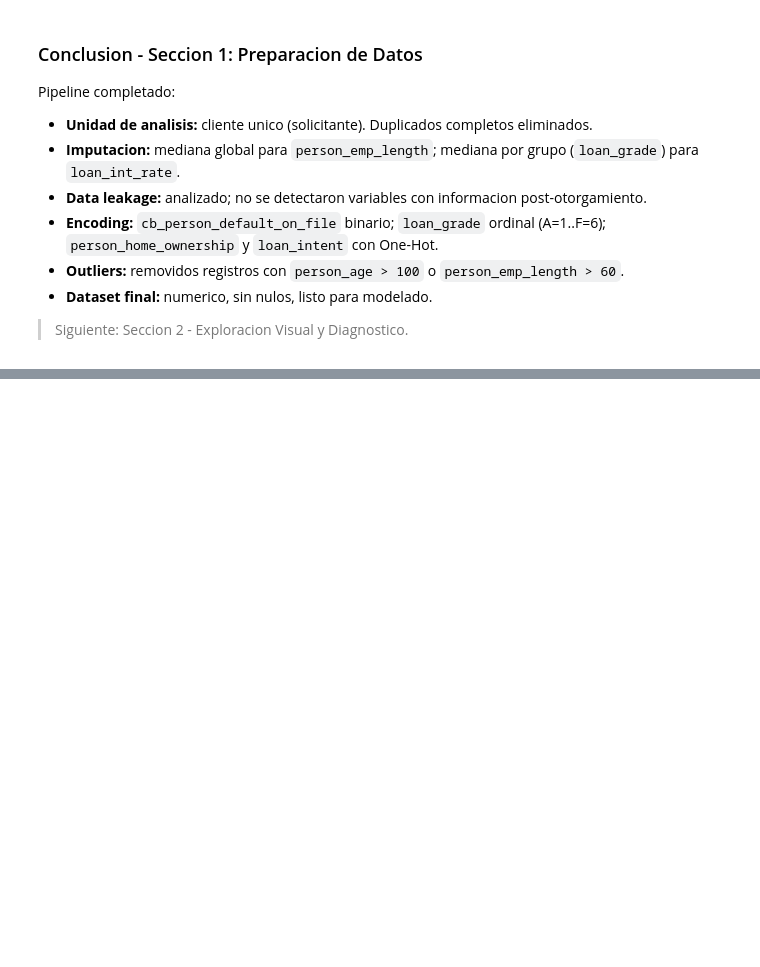
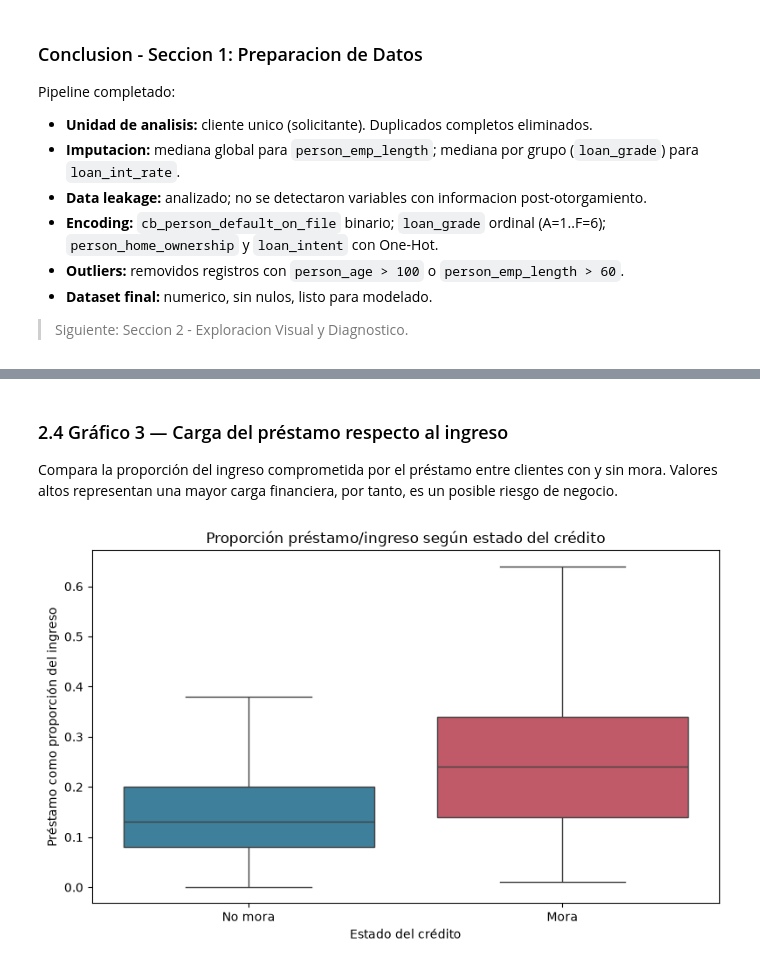
Before and after one commit to CristianPachacama/uide_01_aprendizaje_automatico, a Jupyter notebook: 2026_08_08_entreanamiento_modelos_regresion_clasificacion/grupo_4_taller_02.ipynb, the cells around one changed output, grey strips where cells are left out. Cells and saved outputs as stored; diff of their text form; code cells hidden in the pictures; blank space fills up the shorter version.

```diff
--- a/2026_08_08_entreanamiento_modelos_regresion_clasificacion/grupo_4_taller_02.ipynb
+++ b/2026_08_08_entreanamiento_modelos_regresion_clasificacion/grupo_4_taller_02.ipynb
@@ -391,0 +479,18 @@ Pipeline completado:
+# %% [markdown]
+### 2.4 Gráfico 3 — Carga del préstamo respecto al ingreso
+
+Compara la proporción del ingreso comprometida por el préstamo entre clientes con y sin mora. Valores altos representan una mayor carga financiera, por tanto, es un posible riesgo de negocio.
+# %%
+plt.figure(figsize=(8, 5))
+sns.boxplot(
+    data=df_categorias, x='estado_credito', y='loan_percent_income',
+    order=orden_estado, palette=paleta_estado, hue='estado_credito', legend=False,
+    showfliers=False
+)
+plt.title('Proporción préstamo/ingreso según estado del crédito')
+plt.xlabel('Estado del crédito')
+plt.ylabel('Préstamo como proporción del ingreso')
+plt.tight_layout()
+plt.show()
+# %% [output]
+[figure, added]
```
Also changed, not shown: parts of 20 cells of this notebook.
